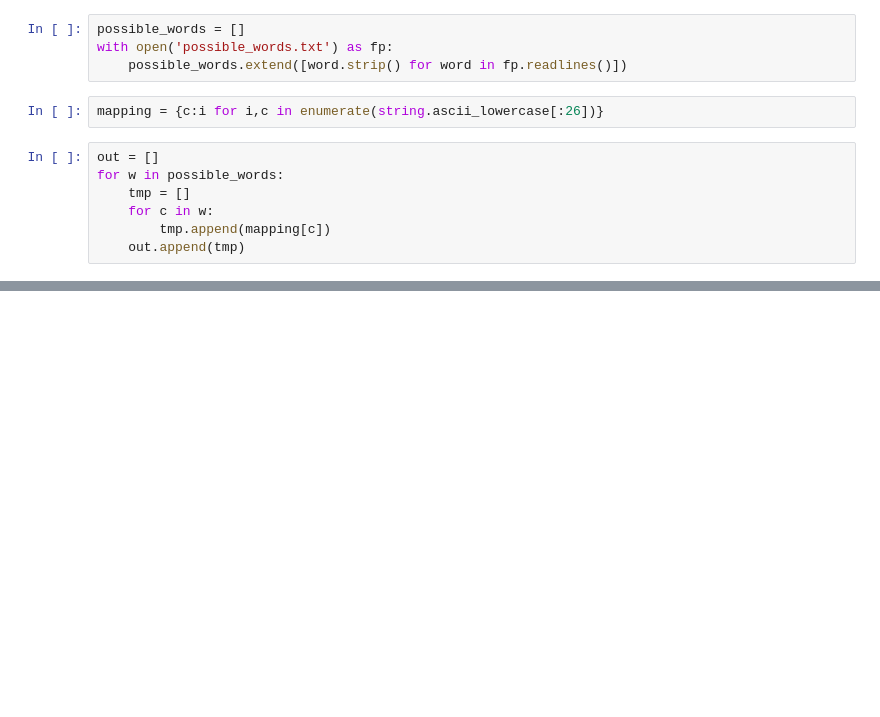
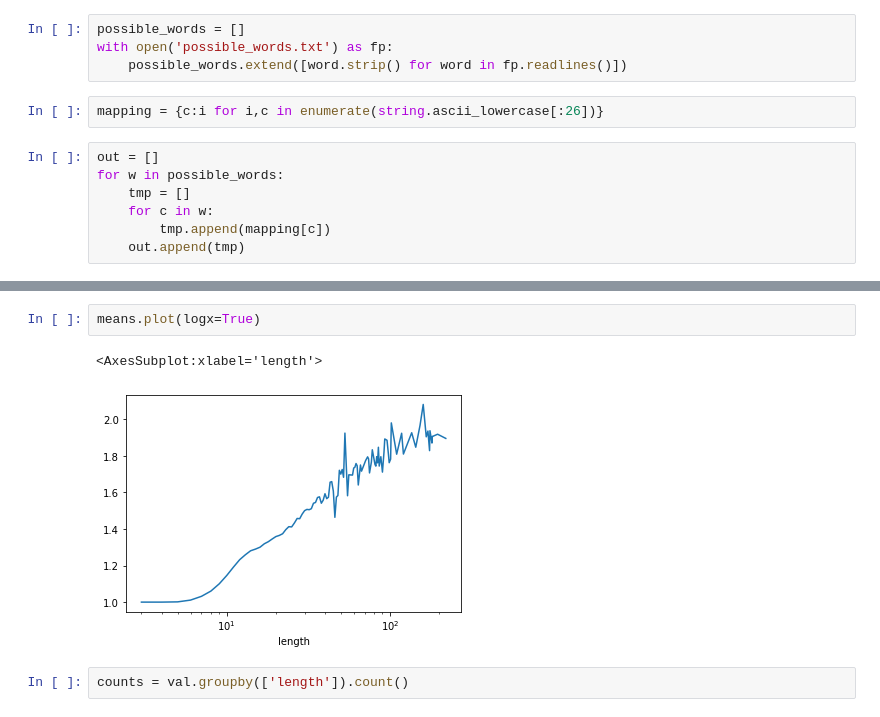
Before and after one commit to zhenlan0426/wordle, a Jupyter notebook: prepare_data_RL.ipynb, the cells around one changed output, grey strips where cells are left out. Saved outputs shown, nothing was run; the diff lists cells and outputs as text; blank space fills up the shorter version.

```diff
--- a/prepare_data_RL.ipynb
+++ b/prepare_data_RL.ipynb
@@ -35,0 +61,7 @@ tensor([[ 0,  1,  0,  2, 10],
+# %%
+means.plot(logx=True)
+# %% [output]
+<AxesSubplot:xlabel='length'>
+[figure, added]
+# %%
+counts = val.groupby(['length']).count()
```
Also changed, not shown: parts of 55 cells of this notebook.
